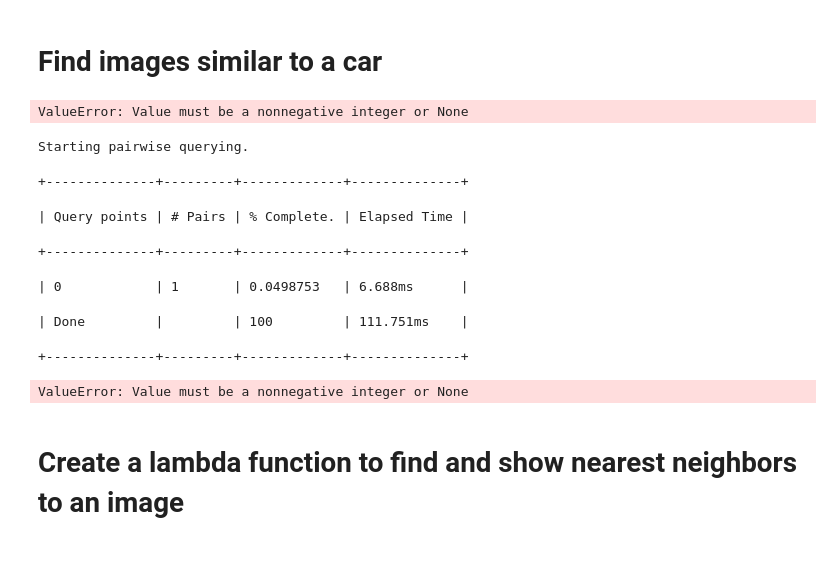
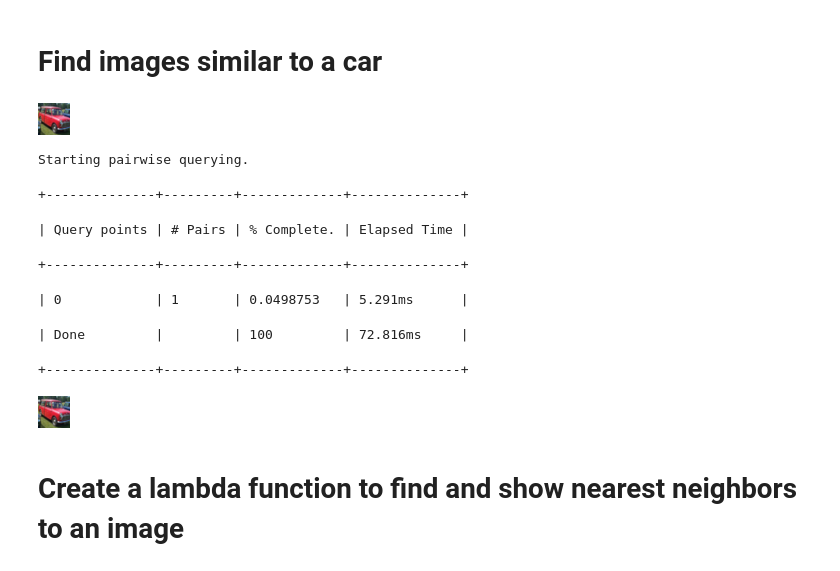
Before and after one commit to denpresich/coursera-mlf, a Jupyter notebook: 6_searching_for_images/FND06-NB02.ipynb, the cells around one changed output. Cells and saved outputs as stored; diff of their text form; code cells hidden in the pictures.

```diff
--- a/6_searching_for_images/FND06-NB02.ipynb
+++ b/6_searching_for_images/FND06-NB02.ipynb
@@ -91,20 +97,20 @@ cat_neighbors['image'].explore()
 # %%
 car = image_data[8:9]
 # %%
-car['image'].explore()
+car['image'][0]
 # %% [output]
-ValueError: Value must be a nonnegative integer or None
+[figure, added]
 # %%
-get_images_from_ids(knn_model.query(car))['image'].explore()
+get_images_from_ids(knn_model.query(car))['image'][0]
 # %% [output]
 Starting pairwise querying.
 +--------------+---------+-------------+--------------+
 | Query points | # Pairs | % Complete. | Elapsed Time |
 +--------------+---------+-------------+--------------+
-| 0            | 1       | 0.0498753   | 6.688ms      |
+| 0            | 1       | 0.0498753   | 5.291ms      |
-| Done         |         | 100         | 111.751ms    |
+| Done         |         | 100         | 72.816ms     |
 +--------------+---------+-------------+--------------+
-ValueError: Value must be a nonnegative integer or None
+[figure, added]
 # %% [markdown]
 # Create a lambda function to find and show nearest neighbors to an image
 # %%
```
Also changed, not shown: parts of 18 cells of this notebook.
